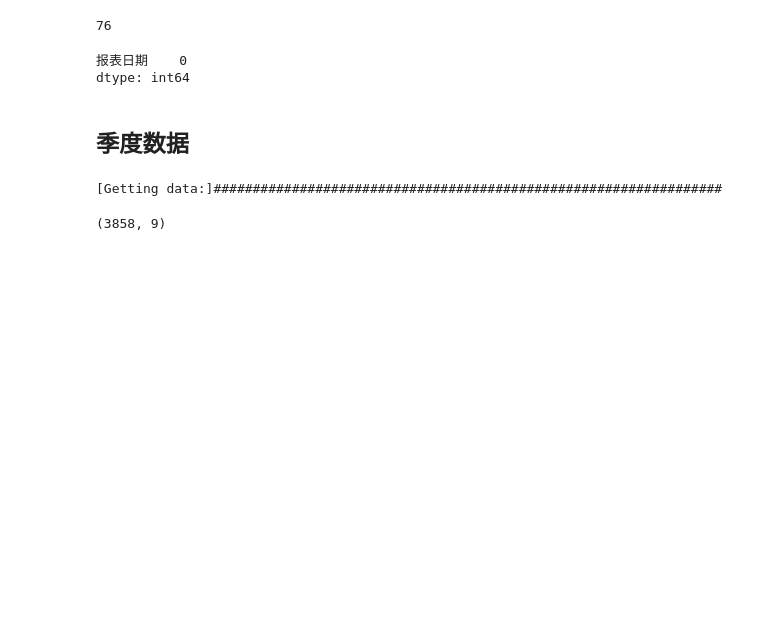
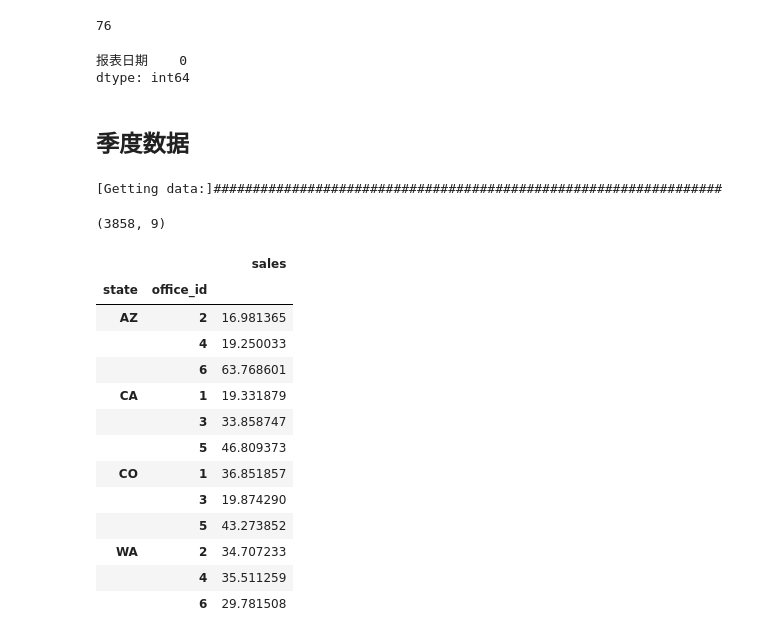
Before and after one commit to nju-luke/inves, a Jupyter notebook: 估值/ori_FVA/获取数据.ipynb, the cells around one changed output. Saved outputs shown, nothing was run; the diff lists cells and outputs as text; code cells hidden in the pictures; blank space fills up the shorter version.

```diff
--- a/估值/ori_FVA/获取数据.ipynb
+++ b/估值/ori_FVA/获取数据.ipynb
@@ -177,3 +177,32 @@ engine = create_engine('mysql+pymysql://root:00000@localhost:3306/stocks')
 df.to_sql('profit_data', engine)
 # %%
 df = ts.get_today_all()
+# %%
+import numpy as np
+import pandas as pd
+np.random.seed(0)
+df = pd.DataFrame({'state': ['CA', 'WA', 'CO', 'AZ'] * 3,
+                   'office_id': list(range(1, 7)) * 2,
+                   'sales': [np.random.randint(100000, 999999)
+                             for _ in range(12)]})
+state_office = df.groupby(['state', 'office_id']).agg({'sales': 'sum'})
+# Change: groupby state_office and divide by sum
+state_pcts = state_office.groupby(level=0).apply(lambda x:
+                                                 100 * x / float(x.sum()))
+# %%
+df.groupby(['state','office_id']).sum().groupby(level=0).apply(lambda x: 100*x/x.sum())
+# %% [output]
+|  |  | sales |
+| state | office_id |  |
+| AZ | 2 | 16.981365 |
+|  | 4 | 19.250033 |
+|  | 6 | 63.768601 |
+| CA | 1 | 19.331879 |
+|  | 3 | 33.858747 |
+|  | 5 | 46.809373 |
+| CO | 1 | 36.851857 |
+|  | 3 | 19.874290 |
+|  | 5 | 43.273852 |
+| WA | 2 | 34.707233 |
+|  | 4 | 35.511259 |
+|  | 6 | 29.781508 |
```
Also changed, not shown: parts of 5 cells of this notebook, 2 other files.
